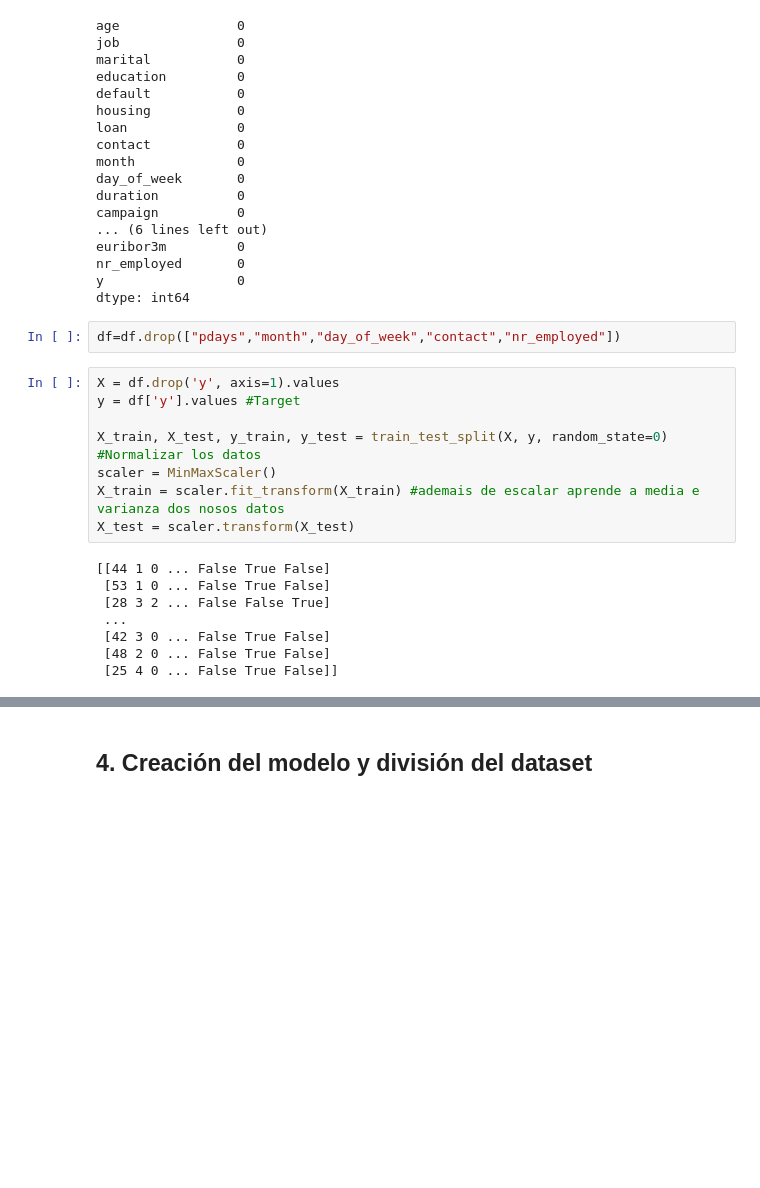
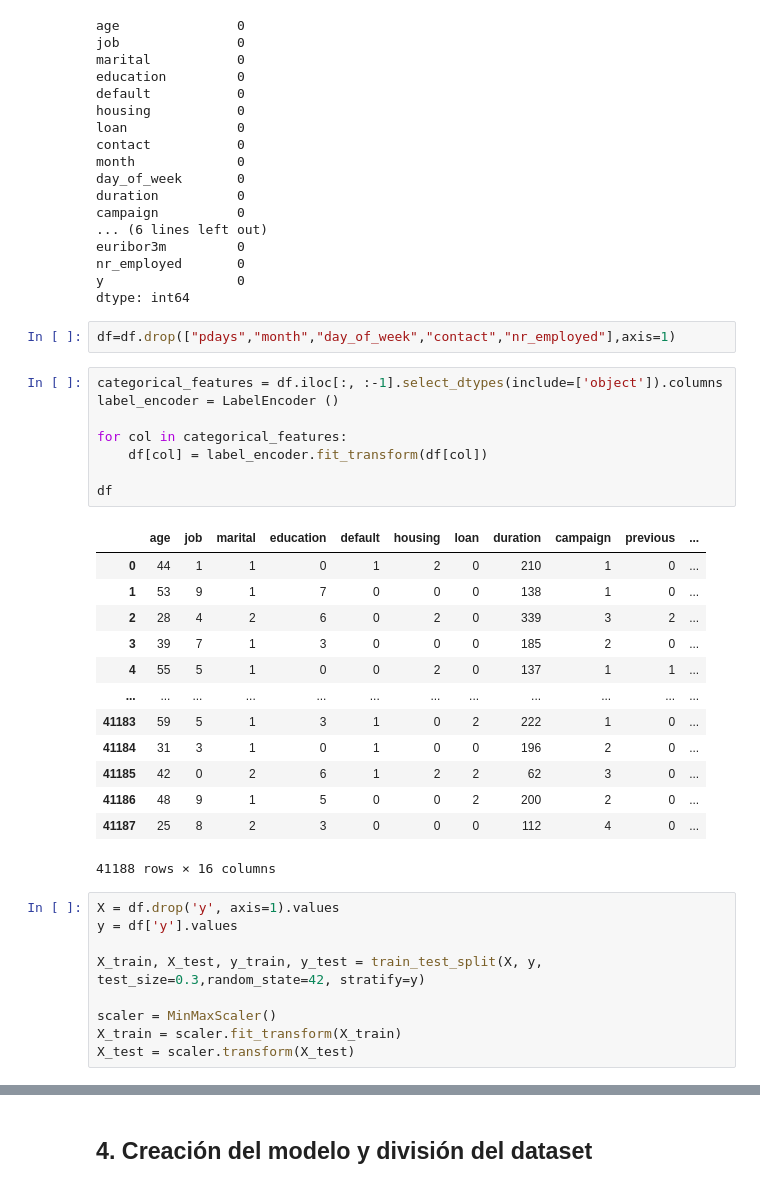
Before and after one commit to alexlloves/MachineLearningMethods, a Jupyter notebook: ML.UD2.Supervised-FinalProject.ipynb, the cells around one changed output, grey strips where cells are left out. Drawn from its saved outputs; the diff is of its cells as text; blank space fills up the shorter version.

```diff
--- a/ML.UD2.Supervised-FinalProject.ipynb
+++ b/ML.UD2.Supervised-FinalProject.ipynb
@@ -230,21 +225,35 @@ nr_employed       0
 y                 0
 dtype: int64
 # %%
-df=df.drop(["pdays","month","day_of_week","contact","nr_employed"])
+df=df.drop(["pdays","month","day_of_week","contact","nr_employed"],axis=1)
+# %%
+categorical_features = df.iloc[:, :-1].select_dtypes(include=['object']).columns
+label_encoder = LabelEncoder ()
+
+for col in categorical_features:
+    df[col] = label_encoder.fit_transform(df[col])
+
+df
+# %% [output]
+|  | age | job | marital | education | default | housing | loan | duration | campaign | previous | ... |
+| 0 | 44 | 1 | 1 | 0 | 1 | 2 | 0 | 210 | 1 | 0 | ... |
+| 1 | 53 | 9 | 1 | 7 | 0 | 0 | 0 | 138 | 1 | 0 | ... |
+| 2 | 28 | 4 | 2 | 6 | 0 | 2 | 0 | 339 | 3 | 2 | ... |
+| 3 | 39 | 7 | 1 | 3 | 0 | 0 | 0 | 185 | 2 | 0 | ... |
+| 4 | 55 | 5 | 1 | 0 | 0 | 2 | 0 | 137 | 1 | 1 | ... |
+| ... | ... | ... | ... | ... | ... | ... | ... | ... | ... | ... | ... |
+| 41183 | 59 | 5 | 1 | 3 | 1 | 0 | 2 | 222 | 1 | 0 | ... |
+| 41184 | 31 | 3 | 1 | 0 | 1 | 0 | 0 | 196 | 2 | 0 | ... |
+| 41185 | 42 | 0 | 2 | 6 | 1 | 2 | 2 | 62 | 3 | 0 | ... |
+| 41186 | 48 | 9 | 1 | 5 | 0 | 0 | 2 | 200 | 2 | 0 | ... |
+| 41187 | 25 | 8 | 2 | 3 | 0 | 0 | 0 | 112 | 4 | 0 | ... |
+41188 rows × 16 columns
 # %%
 X = df.drop('y', axis=1).values
-y = df['y'].values #Target
+y = df['y'].values
 
-X_train, X_test, y_train, y_test = train_test_split(X, y, random_state=0)
-#Normalizar los datos
+X_train, X_test, y_train, y_test = train_test_split(X, y, test_size=0.3,random_state=42, stratify=y)
+
 scaler = MinMaxScaler()
-X_train = scaler.fit_transform(X_train) #ademais de escalar aprende a media e varianza dos nosos datos
+X_train = scaler.fit_transform(X_train)
 X_test = scaler.transform(X_test)
-# %% [output]
-[[44 1 0 ... False True False]
- [53 1 0 ... False True False]
- [28 3 2 ... False False True]
- ...
- [42 3 0 ... False True False]
- [48 2 0 ... False True False]
- [25 4 0 ... False True False]]
```
Also changed, not shown: parts of 34 cells of this notebook.
